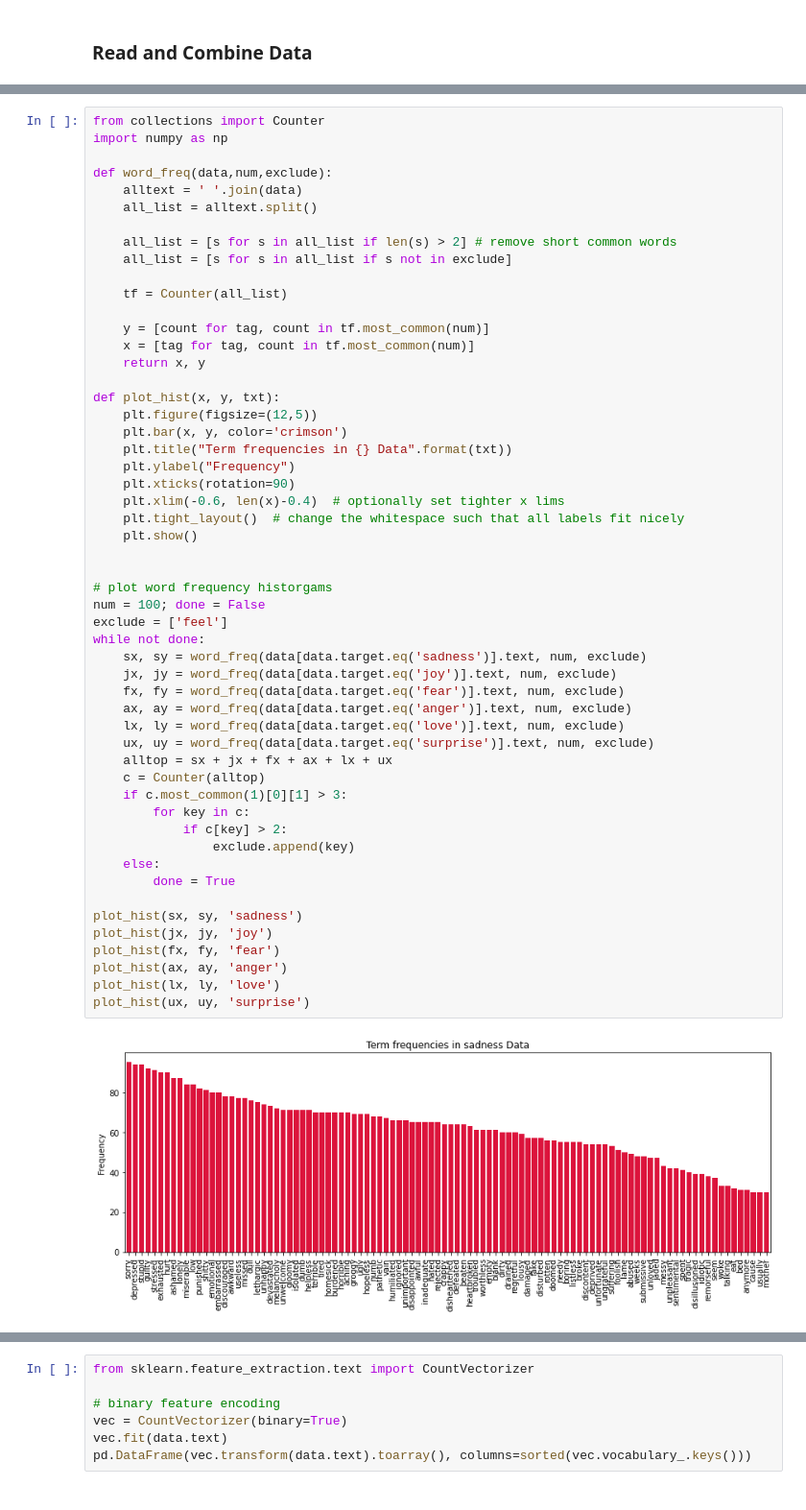
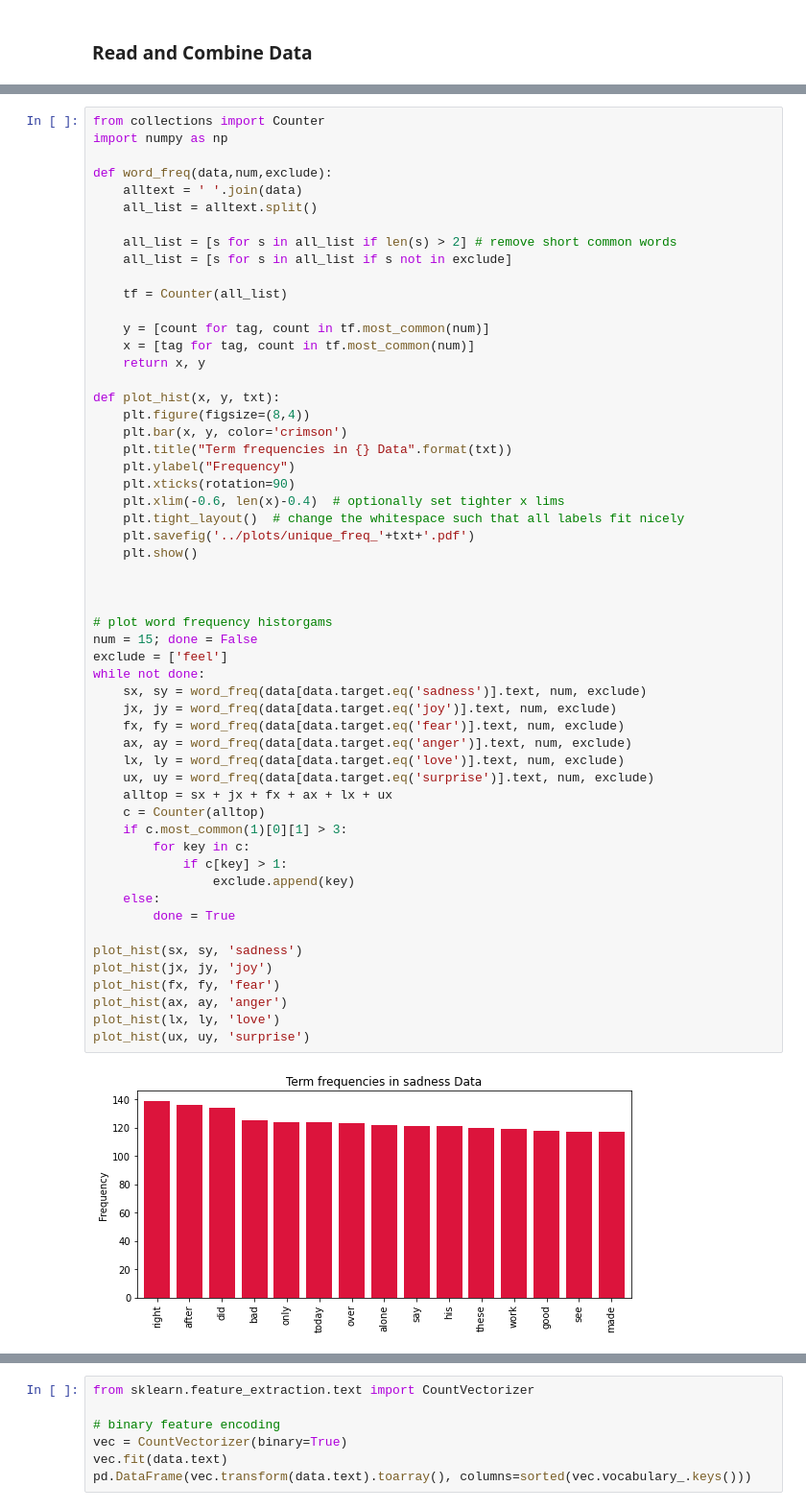
Before and after one commit to apeiffer/sentiment-analysis, a Jupyter notebook: notebooks/data_stats.ipynb, the cells around one changed output, grey strips where cells are left out. Shown at 96% size. Saved outputs shown, nothing was run; the diff lists cells and outputs as text.

```diff
--- a/notebooks/data_stats.ipynb
+++ b/notebooks/data_stats.ipynb
@@ -81,40 +91,42 @@ def word_freq(data,num,exclude):
     return x, y
 
 def plot_hist(x, y, txt):
-    plt.figure(figsize=(12,5))
+    plt.figure(figsize=(8,4))
     plt.bar(x, y, color='crimson')
     plt.title("Term frequencies in {} Data".format(txt))
     plt.ylabel("Frequency")
     plt.xticks(rotation=90)
     plt.xlim(-0.6, len(x)-0.4)  # optionally set tighter x lims
     plt.tight_layout()  # change the whitespace such that all labels fit nicely
+    plt.savefig('../plots/unique_freq_'+txt+'.pdf')
     plt.show()
 
 
+
 # plot word frequency historgams
-num = 100; done = False
+num = 15; done = False
 exclude = ['feel']
 while not done:
     sx, sy = word_freq(data[data.target.eq('sadness')].text, num, exclude)
     jx, jy = word_freq(data[data.target.eq('joy')].text, num, exclude)
     fx, fy = word_freq(data[data.target.eq('fear')].text, num, exclude)
     ax, ay = word_freq(data[data.target.eq('anger')].text, num, exclude)
     lx, ly = word_freq(data[data.target.eq('love')].text, num, exclude)
     ux, uy = word_freq(data[data.target.eq('surprise')].text, num, exclude)
     alltop = sx + jx + fx + ax + lx + ux
     c = Counter(alltop)
     if c.most_common(1)[0][1] > 3:
         for key in c:
-            if c[key] > 2:
+            if c[key] > 1:
                 exclude.append(key)
     else:
         done = True
 
 plot_hist(sx, sy, 'sadness')
 plot_hist(jx, jy, 'joy')
 plot_hist(fx, fy, 'fear')
 plot_hist(ax, ay, 'anger')
 plot_hist(lx, ly, 'love')
 plot_hist(ux, uy, 'surprise')
 # %% [output]
-[figure, old version]
+[figure, new version]
```
Also changed, not shown: parts of 4 cells of this notebook, 9 other files.
